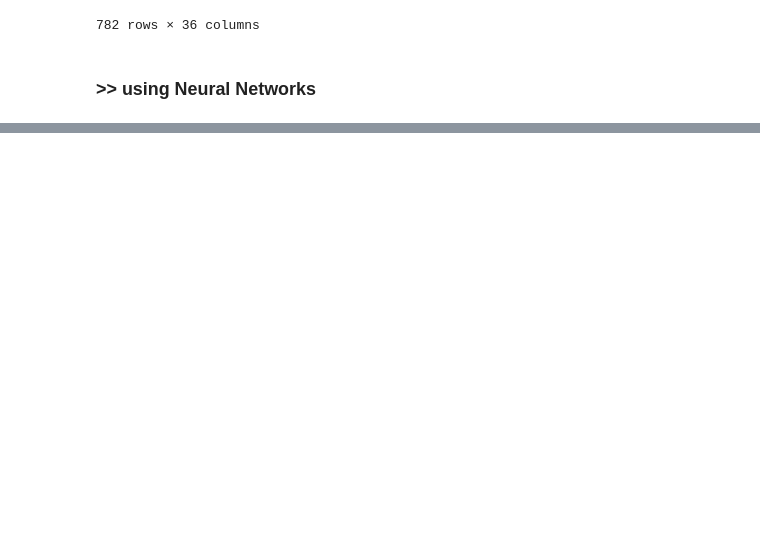
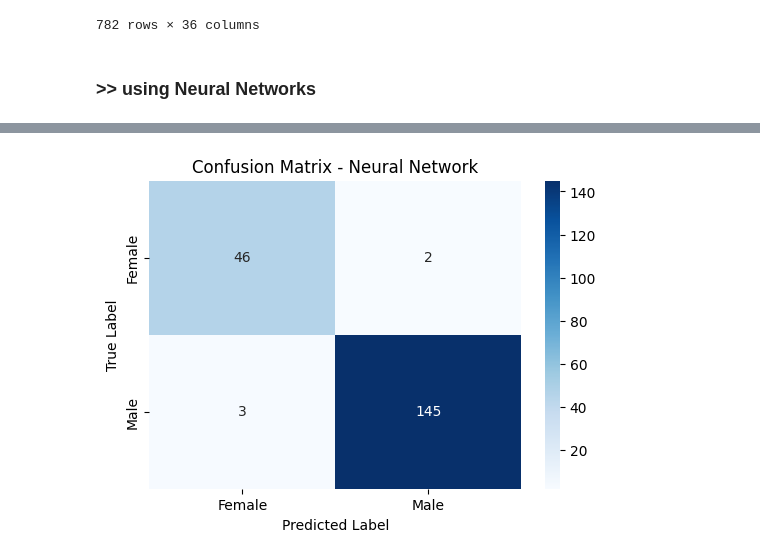
Before and after one commit to A-janjan/ml_practices, a Jupyter notebook: university/ml/final project/development.ipynb, the cells around one changed output, grey strips where cells are left out. Saved outputs shown, nothing was run; the diff lists cells and outputs as text; code cells hidden in the pictures; blank space fills up the shorter version.

```diff
--- a/university/ml/final project/development.ipynb
+++ b/university/ml/final project/development.ipynb
@@ -82,3 +82,18 @@ y = (y == 'male').astype(int)  # Convert 'male' to 1 and 'female' to 0
 
 
 X_train, X_test, y_train, y_test = train_test_split(X, y, test_size=0.25, stratify=y, random_state=42)
+# %%
+import matplotlib.pyplot as plt
+import seaborn as sns
+from sklearn.metrics import confusion_matrix
+
+def plot_confusion_matrix(y_true, y_pred, model_name="Classifier"):
+    cm = confusion_matrix(y_true, y_pred)
+
+    plt.figure(figsize=(6, 4))
+    sns.heatmap(cm, annot=True, fmt="d", cmap="Blues", xticklabels=["Female", "Male"], yticklabels=["Female", "Male"])
+
+    plt.xlabel("Predicted Label")
+    plt.ylabel("True Label")
+    plt.title(f"Confusion Matrix - {model_name}")
+    plt.show()
@@ -165,0 +199,4 @@ plt.show()
+# %%
+y_pred_nn = (model.predict(X_test) > 0.5).astype(int)  # Convert probabilities to binary predictions
+plot_confusion_matrix(y_test, y_pred_nn, "Neural Network")
+# %% [output]
@@ -165,0 +204 @@ plt.show()
+[figure, added]
```
Also changed, not shown: parts of 40 cells of this notebook, 1 other file.
